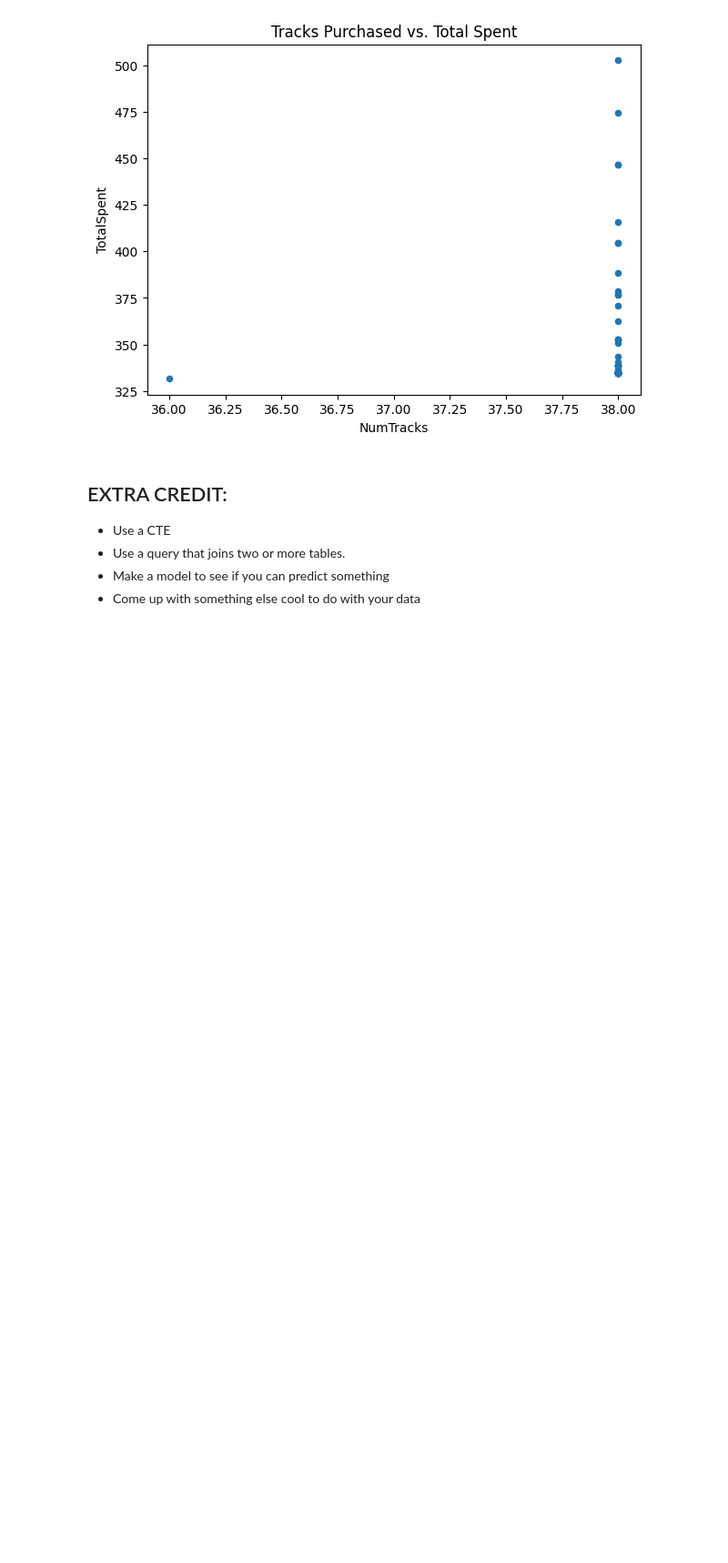
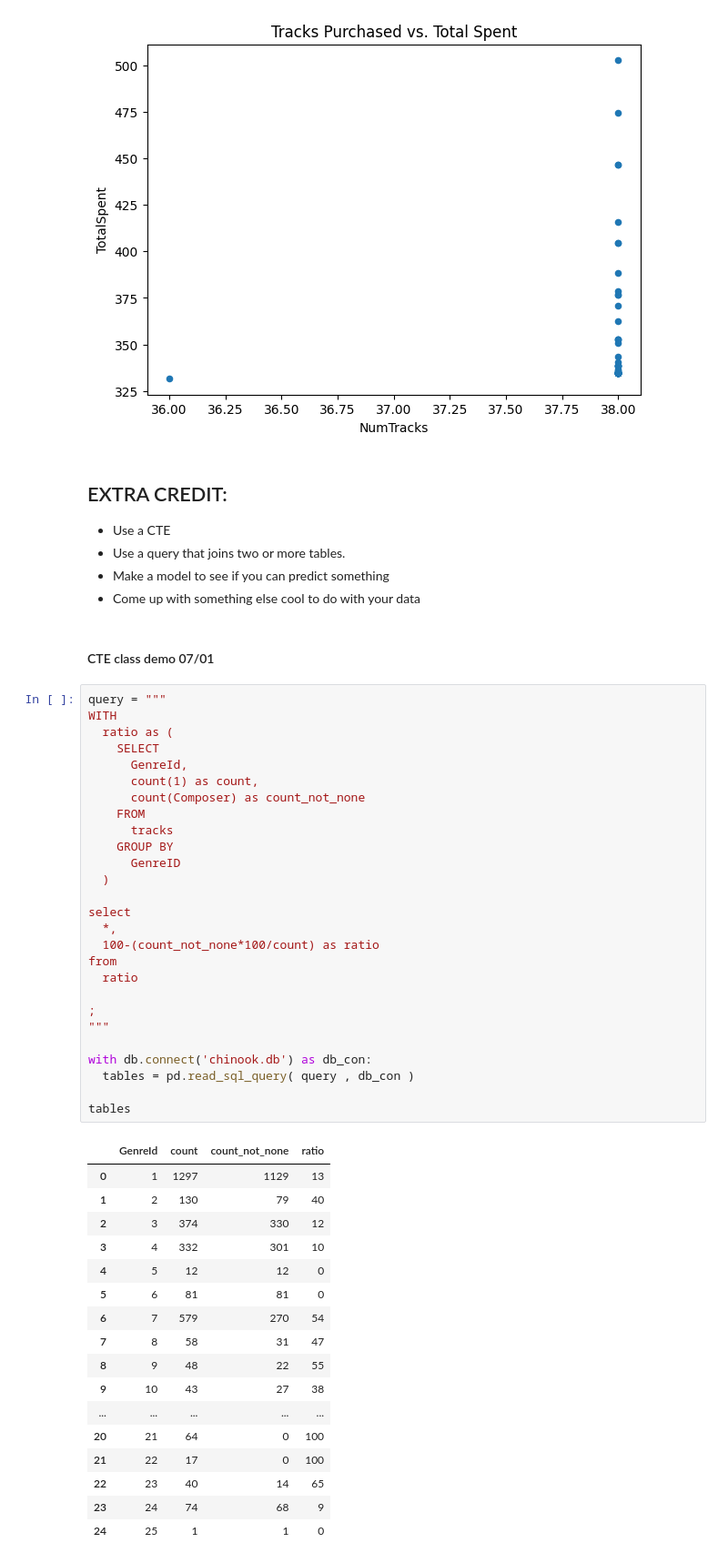
Before and after one commit to baut-jc/DDDS-My-Projects, a Jupyter notebook: Project3/SQL_1_Chinook_project_final.ipynb, the cells around one changed output. Shown at 91% size. Saved outputs shown, nothing was run; the diff lists cells and outputs as text; blank space fills up the shorter version.

```diff
--- a/Project3/SQL_1_Chinook_project_final.ipynb
+++ b/Project3/SQL_1_Chinook_project_final.ipynb
@@ -627,3 +645,50 @@ plt.show()
 * Use a query that joins two or more tables.
 * Make a model to see if you can predict something
 * Come up with something else cool to do with your data
+# %% [markdown]
+#### CTE class demo 07/01
+# %%
+query = """
+WITH
+  ratio as (
+    SELECT
+      GenreId,
+      count(1) as count,
+      count(Composer) as count_not_none
+    FROM
+      tracks
+    GROUP BY
+      GenreID
+  )
+
+select
+  *,
+  100-(count_not_none*100/count) as ratio
+from
+  ratio
+
+;
+"""
+
+with db.connect('chinook.db') as db_con:
+  tables = pd.read_sql_query( query , db_con )
+
+tables
+# %% [output]
+|  | GenreId | count | count_not_none | ratio |
+| 0 | 1 | 1297 | 1129 | 13 |
+| 1 | 2 | 130 | 79 | 40 |
+| 2 | 3 | 374 | 330 | 12 |
+| 3 | 4 | 332 | 301 | 10 |
+| 4 | 5 | 12 | 12 | 0 |
+| 5 | 6 | 81 | 81 | 0 |
+| 6 | 7 | 579 | 270 | 54 |
+| 7 | 8 | 58 | 31 | 47 |
+| 8 | 9 | 48 | 22 | 55 |
+| 9 | 10 | 43 | 27 | 38 |
+| ... | ... | ... | ... | ... |
+| 20 | 21 | 64 | 0 | 100 |
+| 21 | 22 | 17 | 0 | 100 |
+| 22 | 23 | 40 | 14 | 65 |
+| 23 | 24 | 74 | 68 | 9 |
+| 24 | 25 | 1 | 1 | 0 |
```
Also changed, not shown: parts of 2 cells of this notebook.
